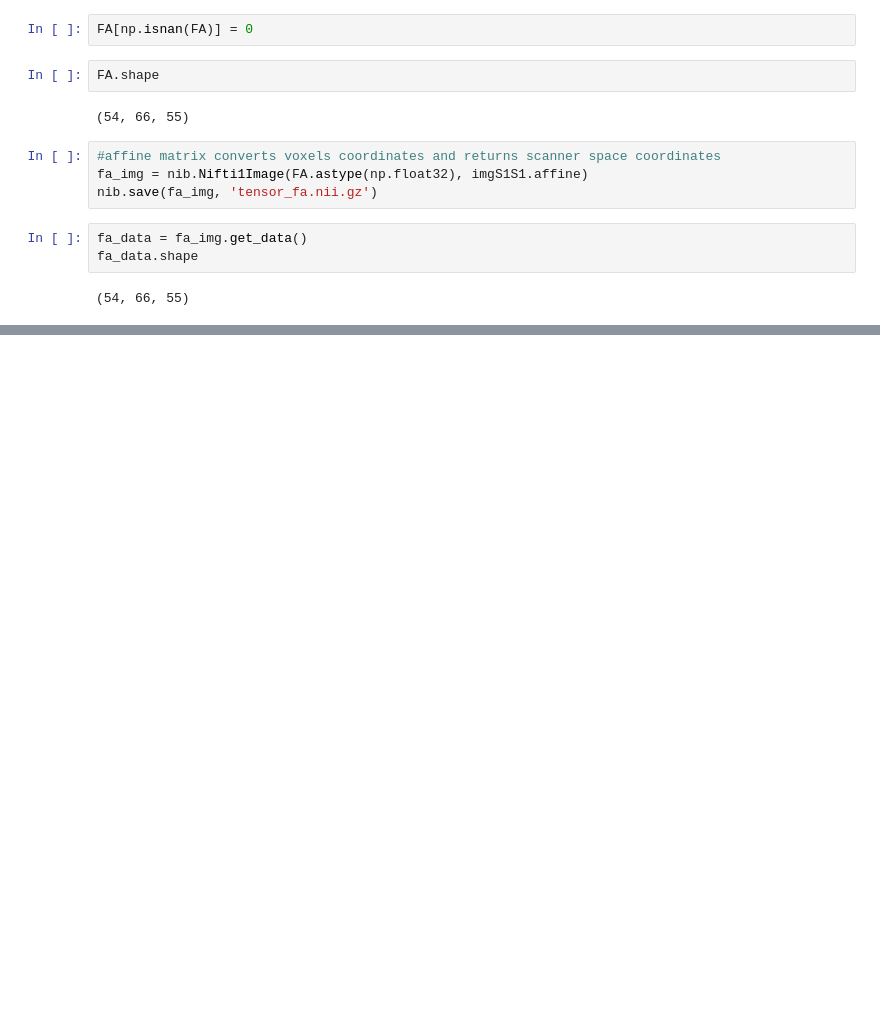
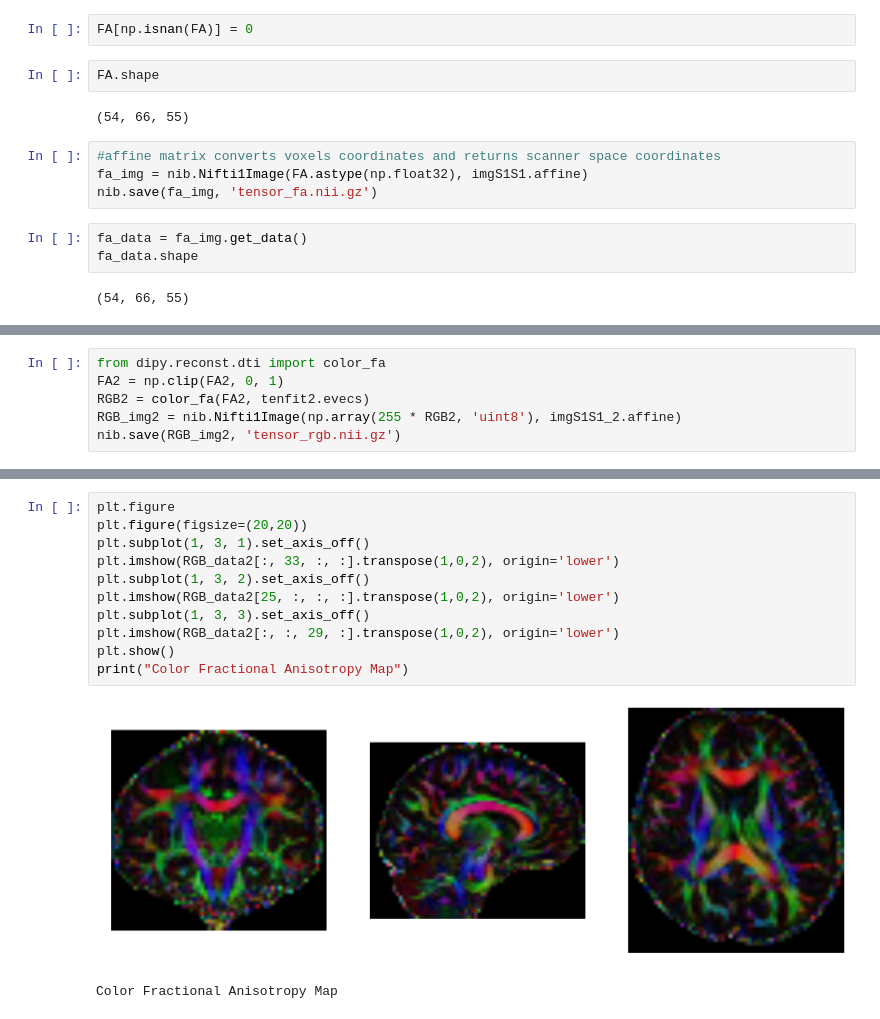
Before and after one commit to shivamdhall/MRIDataHarmonisation, a Jupyter notebook: Development/DIPY_NIBABEL.ipynb, the cells around one changed output, grey strips where cells are left out. Drawn from its saved outputs; the diff is of its cells as text; blank space fills up the shorter version.

```diff
--- a/Development/DIPY_NIBABEL.ipynb
+++ b/Development/DIPY_NIBABEL.ipynb
@@ -235,0 +288,6 @@ Color Fractional Anisotropy Map
+# %%
+from dipy.reconst.dti import color_fa
+FA2 = np.clip(FA2, 0, 1)
+RGB2 = color_fa(FA2, tenfit2.evecs)
+RGB_img2 = nib.Nifti1Image(np.array(255 * RGB2, 'uint8'), imgS1S1_2.affine)
+nib.save(RGB_img2, 'tensor_rgb.nii.gz')
@@ -235,0 +299,14 @@ Color Fractional Anisotropy Map
+# %%
+plt.figure
+plt.figure(figsize=(20,20))
+plt.subplot(1, 3, 1).set_axis_off()
+plt.imshow(RGB_data2[:, 33, :, :].transpose(1,0,2), origin='lower')
+plt.subplot(1, 3, 2).set_axis_off()
+plt.imshow(RGB_data2[25, :, :, :].transpose(1,0,2), origin='lower')
+plt.subplot(1, 3, 3).set_axis_off()
+plt.imshow(RGB_data2[:, :, 29, :].transpose(1,0,2), origin='lower')
+plt.show()
+print("Color Fractional Anisotropy Map")
+# %% [output]
+[figure, added]
+Color Fractional Anisotropy Map
```
Also changed, not shown: parts of 24 cells of this notebook.
